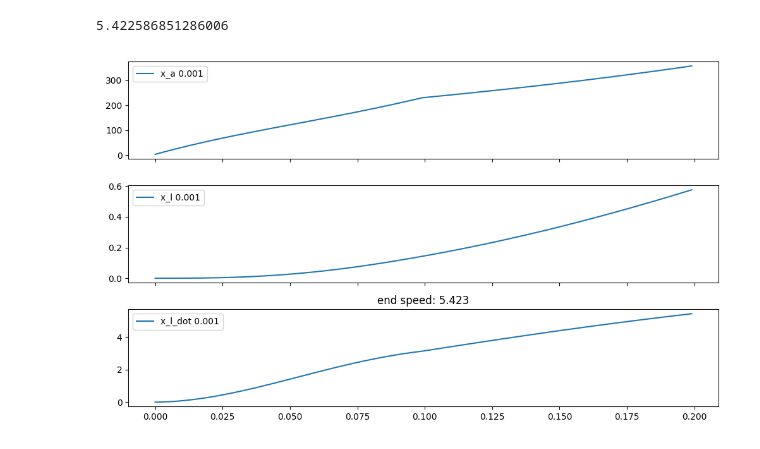
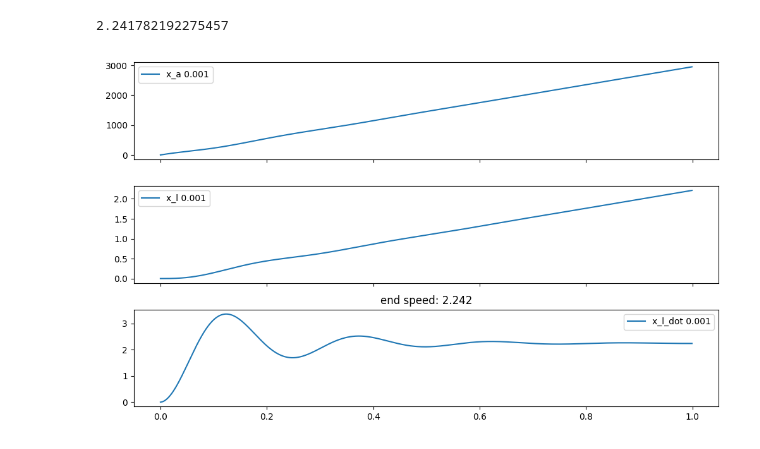
Before and after one commit to NovelMobileRobotsLab/pinto-squirrel, a Jupyter notebook: SEA/comparediffyq.ipynb, the cells around one changed output. Saved outputs shown, nothing was run; the diff lists cells and outputs as text; code cells hidden in the pictures.

```diff
--- a/SEA/comparediffyq.ipynb
+++ b/SEA/comparediffyq.ipynb
@@ -46,46 +46,46 @@ log_T = []
 
 dt = 0.001
 times = []
-for ti in np.arange(0, 0.1, dt):
+for ti in np.arange(0, 1, dt):
     X = RK4(f, X, dt)
     times.append(ti)
     log.append(X)
     log_T.append((T1, T2))
 
-T1 = 0.00025
-T2 = 10
+# T1 = 0.00025
+# T2 = 10
 
-for ti in np.arange(0.1, 0.2, dt):
-    X = RK4(f, X, dt)
-    times.append(ti)
-    log.append(X)
-    log_T.append((T1, T2))
+# for ti in np.arange(0.1, 0.2, dt):
+#     X = RK4(f, X, dt)
+#     times.append(ti)
+#     log.append(X)
+#     log_T.append((T1, T2))
 
 
 log = np.array(log)
 log_T = np.array(log_T)
 endv = log[:,2][-1]
 print(endv)
 
 fig, axs = plt.subplots(3, 1, sharex=True, figsize=(10,6))
 axs[0].plot(times, log[:,0], label=f'x_a {dt}')
 
 # axs[0].plot(times, np.gradient(log[:,0])/dt, label=f'x_a_dot {dt}')
 
 axs[1].plot(times, log[:,1], label=f'x_l {dt}')
 
 axs[2].plot(times, log[:,2], label=f'x_l_dot {dt}')
 axs[2].set_title(f'end speed: {np.round(endv, 3)}')
 
 # axs[3].plot(times, log_T[:,0], label=f'T1 {dt}')
 # axs[4].plot(times, log_T[:,1], label=f'T2 {dt}')
 
 for ax in axs:
     ax.legend()
 plt.show()
 # %% [output]
-5.422586851286006
+2.241782192275457
-[figure, old version]
+[figure, new version]
 # %%
 def get_state(t, ics=[0,0,0]):
     x_a0, x_l0, v_l0 = ics #inital conditions
```
Also changed, not shown: parts of 2 cells of this notebook, 2 other files.
